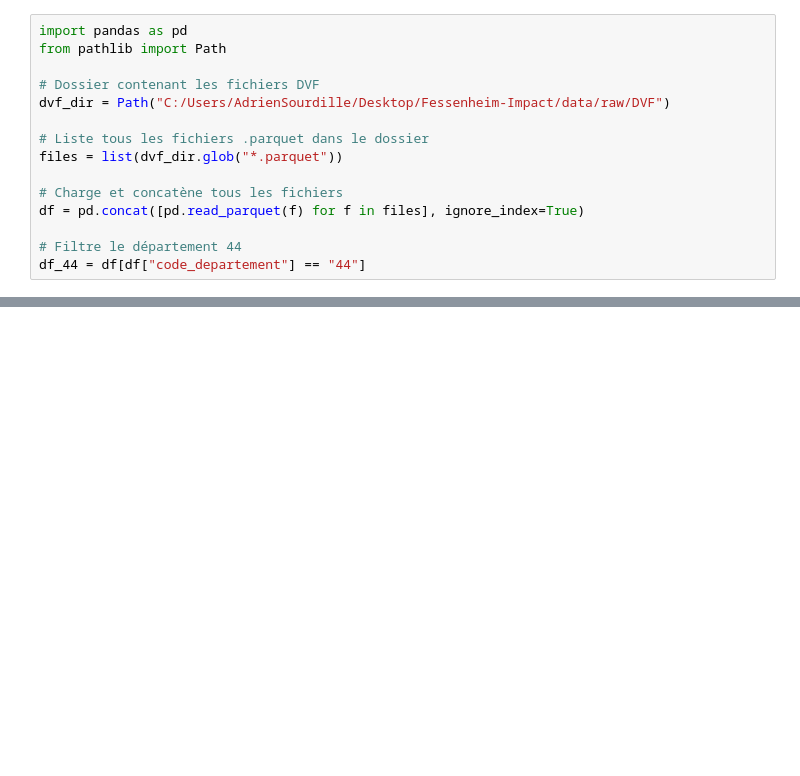
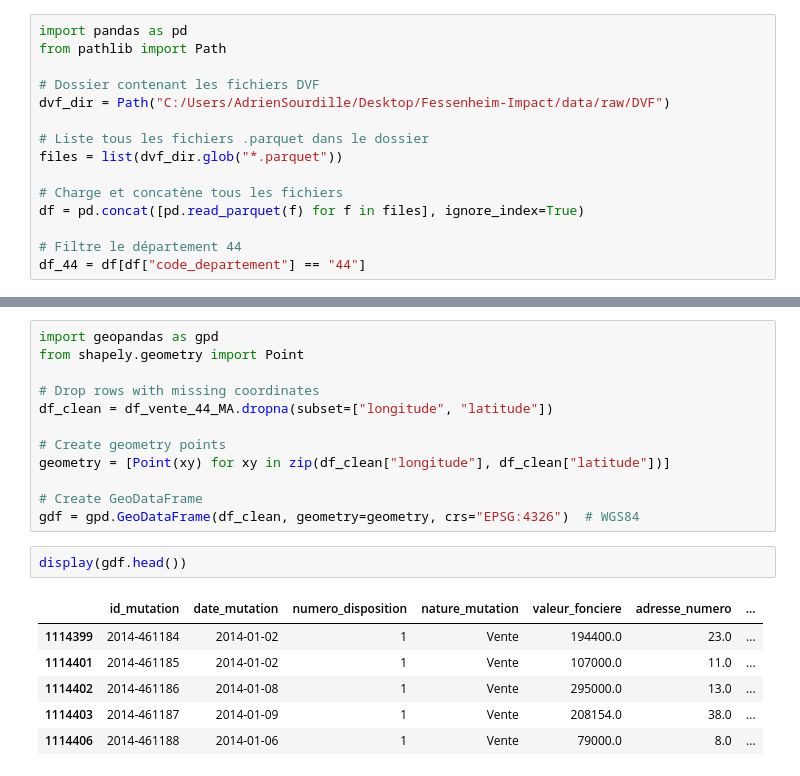
Before and after one commit to AdrienSourdilleTIL/Anglure-Windfarm-Impact, a Jupyter notebook: dvf_cleaning.ipynb, the cells around one changed output, grey strips where cells are left out. Saved outputs shown, nothing was run; the diff lists cells and outputs as text; blank space fills up the shorter version.

```diff
--- a/dvf_cleaning.ipynb
+++ b/dvf_cleaning.ipynb
@@ -46,0 +104,21 @@ display(df_44.head())
+# %%
+import geopandas as gpd
+from shapely.geometry import Point
+
+# Drop rows with missing coordinates
+df_clean = df_vente_44_MA.dropna(subset=["longitude", "latitude"])
+
+# Create geometry points
+geometry = [Point(xy) for xy in zip(df_clean["longitude"], df_clean["latitude"])]
+
+# Create GeoDataFrame
+gdf = gpd.GeoDataFrame(df_clean, geometry=geometry, crs="EPSG:4326")  # WGS84
+# %%
+display(gdf.head())
+# %% [output]
+|  | id_mutation | date_mutation | numero_disposition | nature_mutation | valeur_fonciere | adresse_numero | ... |
+| 1114399 | 2014-461184 | 2014-01-02 | 1 | Vente | 194400.0 | 23.0 | ... |
+| 1114401 | 2014-461185 | 2014-01-02 | 1 | Vente | 107000.0 | 11.0 | ... |
+| 1114402 | 2014-461186 | 2014-01-08 | 1 | Vente | 295000.0 | 13.0 | ... |
+| 1114403 | 2014-461187 | 2014-01-09 | 1 | Vente | 208154.0 | 38.0 | ... |
+| 1114406 | 2014-461188 | 2014-01-06 | 1 | Vente | 79000.0 | 8.0 | ... |
```
Also changed, not shown: parts of 7 cells of this notebook, 2 other files.
